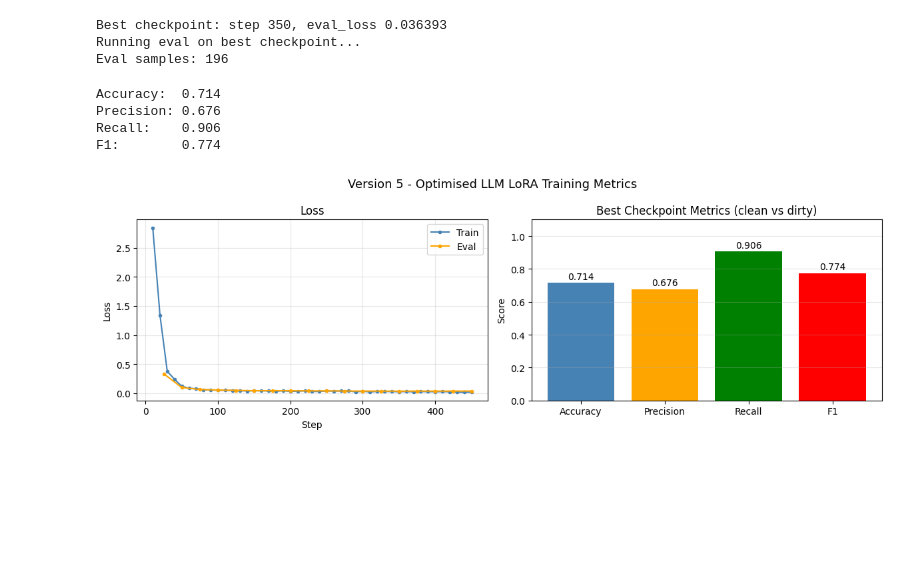
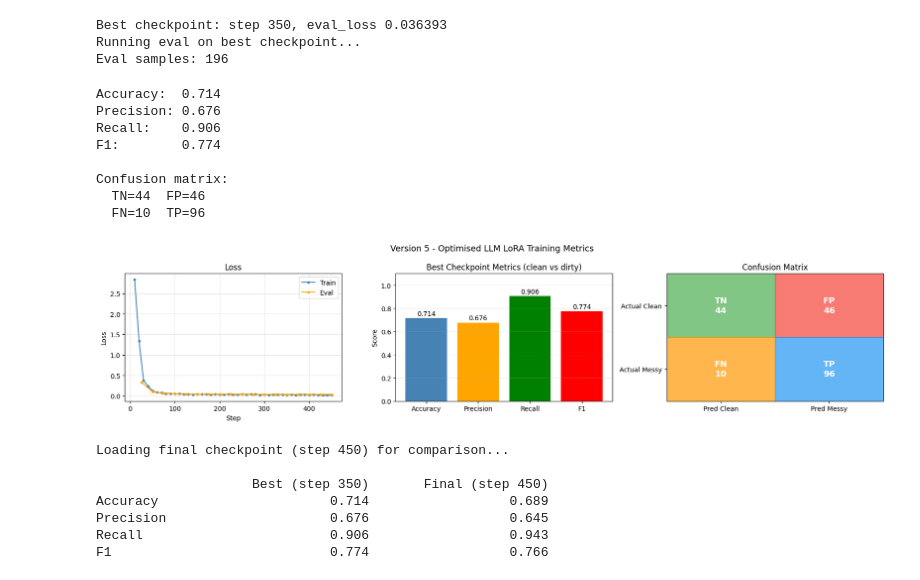
Before and after one commit to Razorbird360/RoomAudit, a Jupyter notebook: training/train.ipynb, the cells around one changed output. Drawn from its saved outputs; the diff is of its cells as text; code cells hidden in the pictures; blank space fills up the shorter version.

```diff
--- a/training/train.ipynb
+++ b/training/train.ipynb
@@ -281,38 +281,64 @@ print(f"Precision: {precision:.3f}")
 print(f"Recall:    {recall:.3f}")
 print(f"F1:        {f1:.3f}")
 
-fig, axes = plt.subplots(1, 2, figsize=(12, 4))
+print(f"\nConfusion matrix:")
+print(f"  TN={tn}  FP={fp}")
+print(f"  FN={fn}  TP={tp}")
+
+fig, axes = plt.subplots(1, 3, figsize=(17, 4))
 fig.suptitle("Version 5 - Optimised LLM LoRA Training Metrics", fontsize=13)
 
 axes[0].plot(train_steps, train_loss, label="Train", color="steelblue", marker="o", markersize=3)
 axes[0].plot(eval_steps,  eval_loss,  label="Eval",  color="orange",   marker="o", markersize=3)
 axes[0].set_title("Loss")
 axes[0].set_xlabel("Step")
 axes[0].set_ylabel("Loss")
 axes[0].legend()
 axes[0].grid(True, alpha=0.3)
 
 labels = ["Accuracy", "Precision", "Recall", "F1"]
 values = [accuracy, precision, recall, f1]
 colors = ["steelblue", "orange", "green", "red"]
 bars   = axes[1].bar(labels, values, color=colors)
 for bar, val in zip(bars, values):
     axes[1].text(bar.get_x() + bar.get_width() / 2, bar.get_height() + 0.01,
                  f"{val:.3f}", ha="center", va="bottom", fontsize=10)
 axes[1].set_ylim(0, 1.1)
 axes[1].set_title("Best Checkpoint Metrics (clean vs dirty)")
 axes[1].set_ylabel("Score")
 axes[1].grid(True, alpha=0.3, axis="y")
 
+# Confusion matrix: rows = actual, cols = predicted
+cm = [[tn, fp], [fn, tp]]
+cm_labels = [["TN", "FP"], ["FN", "TP"]]
+cm_colors = [["#4CAF50", "#F44336"], ["#FF9800", "#2196F3"]]
+ax = axes[2]
+for i in range(2):
+    for j in range(2):
+        ax.add_patch(plt.Rectangle((j, 1 - i), 1, 1, color=cm_colors[i][j], alpha=0.7))
+        ax.text(j + 0.5, 1.5 - i, f"{cm_labels[i][j]}\n{cm[i][j]}",
+                ha="center", va="center", fontsize=13, fontweight="bold", color="white")
+ax.set_xlim(0, 2)
+ax.set_ylim(0, 2)
+ax.set_xticks([0.5, 1.5])
+ax.set_xticklabels(["Pred Clean", "Pred Messy"])
+ax.set_yticks([0.5, 1.5])
+ax.set_yticklabels(["Actual Messy", "Actual Clean"])
+ax.set_title("Confusion Matrix")
+
 plt.tight_layout()
 plt.savefig(str(OUTPUT_DIR / "metrics.png"), dpi=150)
 plt.show()
 # %% [output]
 Accuracy:  0.714
 Precision: 0.676
 Recall:    0.906
 F1:        0.774
+
+Confusion matrix:
+  TN=44  FP=46
+  FN=10  TP=96
-[figure, old version]
+[figure, new version]
 # %%
 # Compare best vs final checkpoint of this run — uses trainer.state.global_step to avoid stale checkpoints on disk
 final_step = trainer.state.global_step
@@ -371,3 +397,11 @@ if final_ckpt and final_ckpt != trainer.state.best_model_checkpoint:
         print(f"{name:12} {bv:>22.3f} {fv:>22.3f}")
 else:
     print("Final checkpoint is the best checkpoint — no comparison needed.")
+# %% [output]
+Loading final checkpoint (step 450) for comparison...
+
+                    Best (step 350)       Final (step 450)
+Accuracy                      0.714                  0.689
+Precision                     0.676                  0.645
+Recall                        0.906                  0.943
+F1                            0.774                  0.766
```
Also changed, not shown: 3 other files.
